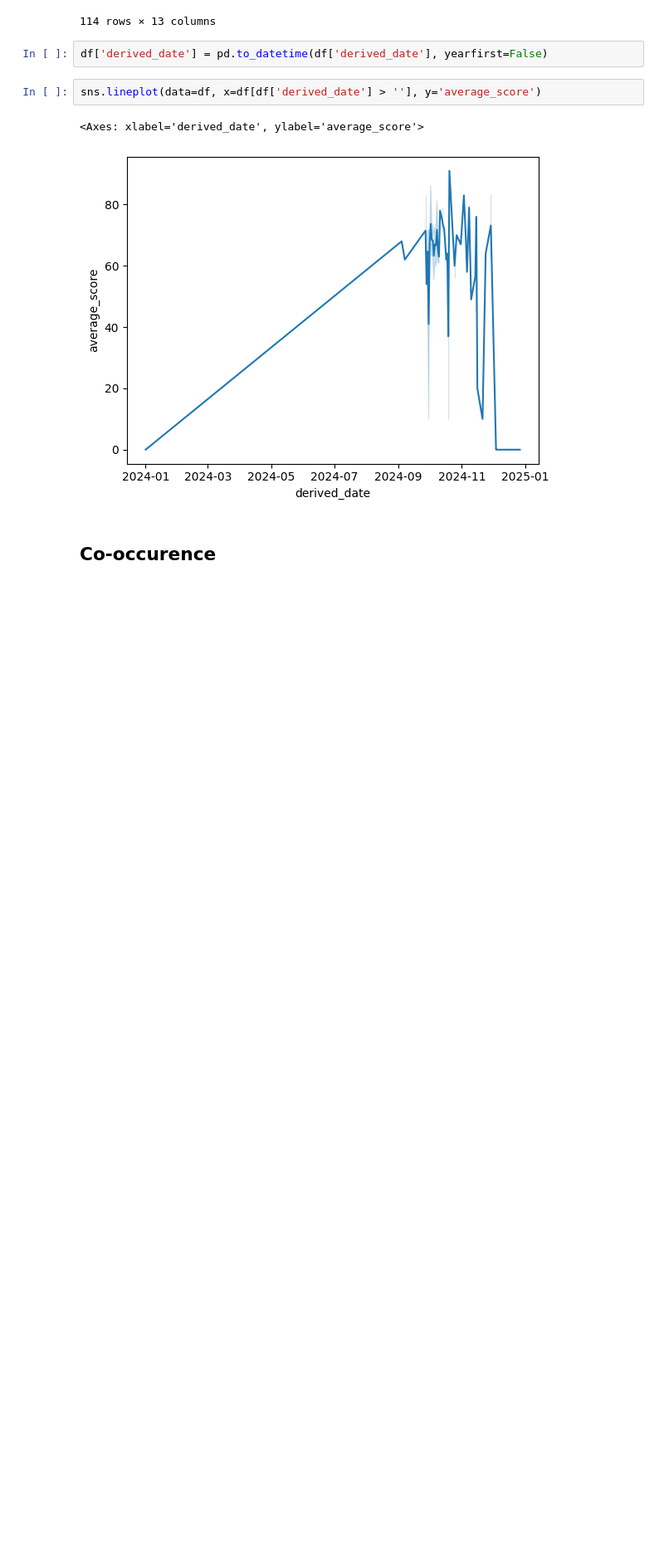
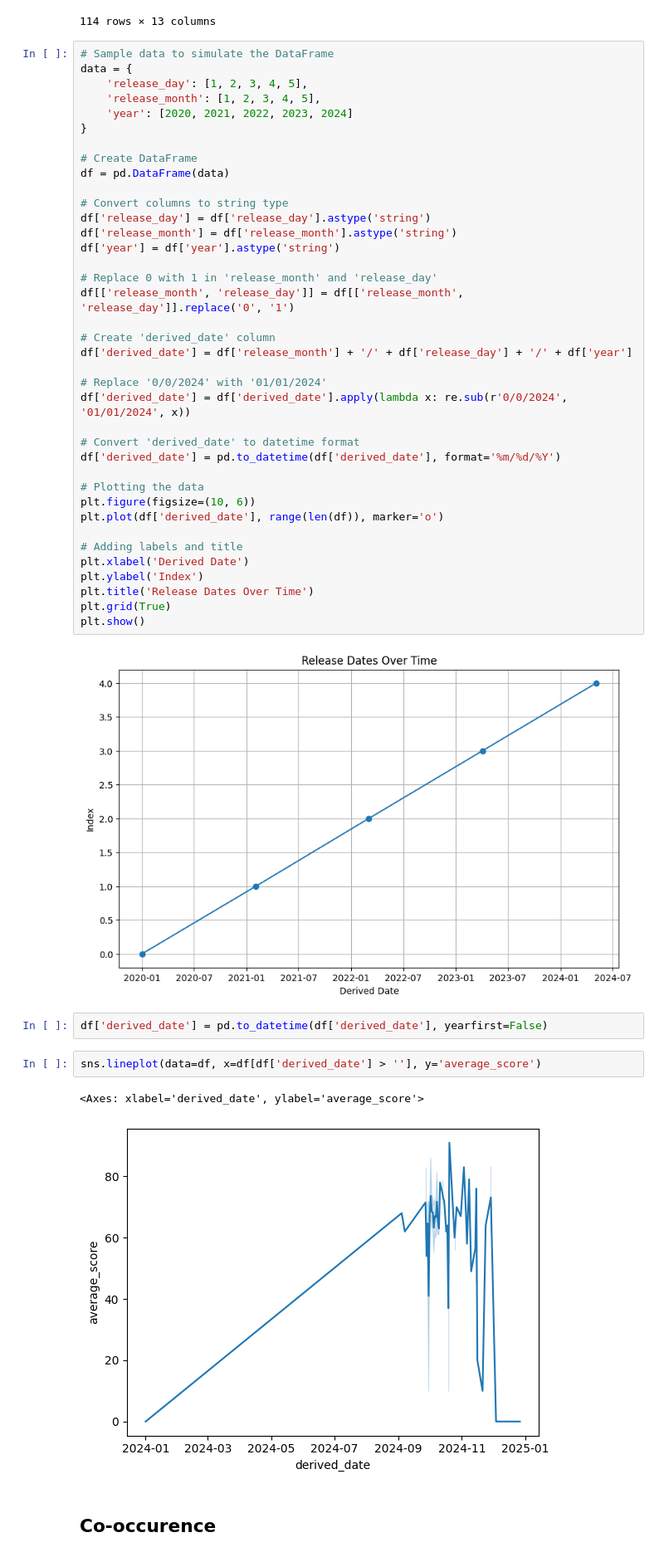
Before and after one commit to keithlaspona/google-colab, a Jupyter notebook: Phase4_Group3_data_analysis.ipynb, the cells around one changed output. Shown at 83% size. Drawn from its saved outputs; the diff is of its cells as text; blank space fills up the shorter version.

```diff
--- a/Phase4_Group3_data_analysis.ipynb
+++ b/Phase4_Group3_data_analysis.ipynb
@@ -236,6 +256,46 @@ df
 | 112 | 184694 | Ore dake Level Up na Ken: ReAwake... | 29 | 11 | 81 | 2030 | 1 | ... |
 | 113 | 184998 | Maarui Kanojo to Zannen na Karesh... | 16 | 11 | 20 | 34 | 6 | ... |
 114 rows × 13 columns
+# %%
+# Sample data to simulate the DataFrame
+data = {
+    'release_day': [1, 2, 3, 4, 5],
+    'release_month': [1, 2, 3, 4, 5],
+    'year': [2020, 2021, 2022, 2023, 2024]
+}
+
+# Create DataFrame
+df = pd.DataFrame(data)
+
+# Convert columns to string type
+df['release_day'] = df['release_day'].astype('string')
+df['release_month'] = df['release_month'].astype('string')
+df['year'] = df['year'].astype('string')
+
+# Replace 0 with 1 in 'release_month' and 'release_day'
+df[['release_month', 'release_day']] = df[['release_month', 'release_day']].replace('0', '1')
+
+# Create 'derived_date' column
+df['derived_date'] = df['release_month'] + '/' + df['release_day'] + '/' + df['year']
+
+# Replace '0/0/2024' with '01/01/2024'
+df['derived_date'] = df['derived_date'].apply(lambda x: re.sub(r'0/0/2024', '01/01/2024', x))
+
+# Convert 'derived_date' to datetime format
+df['derived_date'] = pd.to_datetime(df['derived_date'], format='%m/%d/%Y')
+
+# Plotting the data
+plt.figure(figsize=(10, 6))
+plt.plot(df['derived_date'], range(len(df)), marker='o')
+
+# Adding labels and title
+plt.xlabel('Derived Date')
+plt.ylabel('Index')
+plt.title('Release Dates Over Time')
+plt.grid(True)
+plt.show()
+# %% [output]
+[figure, added]
 # %%
 df['derived_date'] = pd.to_datetime(df['derived_date'], yearfirst=False)
 # %%
```
Also changed, not shown: parts of 3 cells of this notebook.
